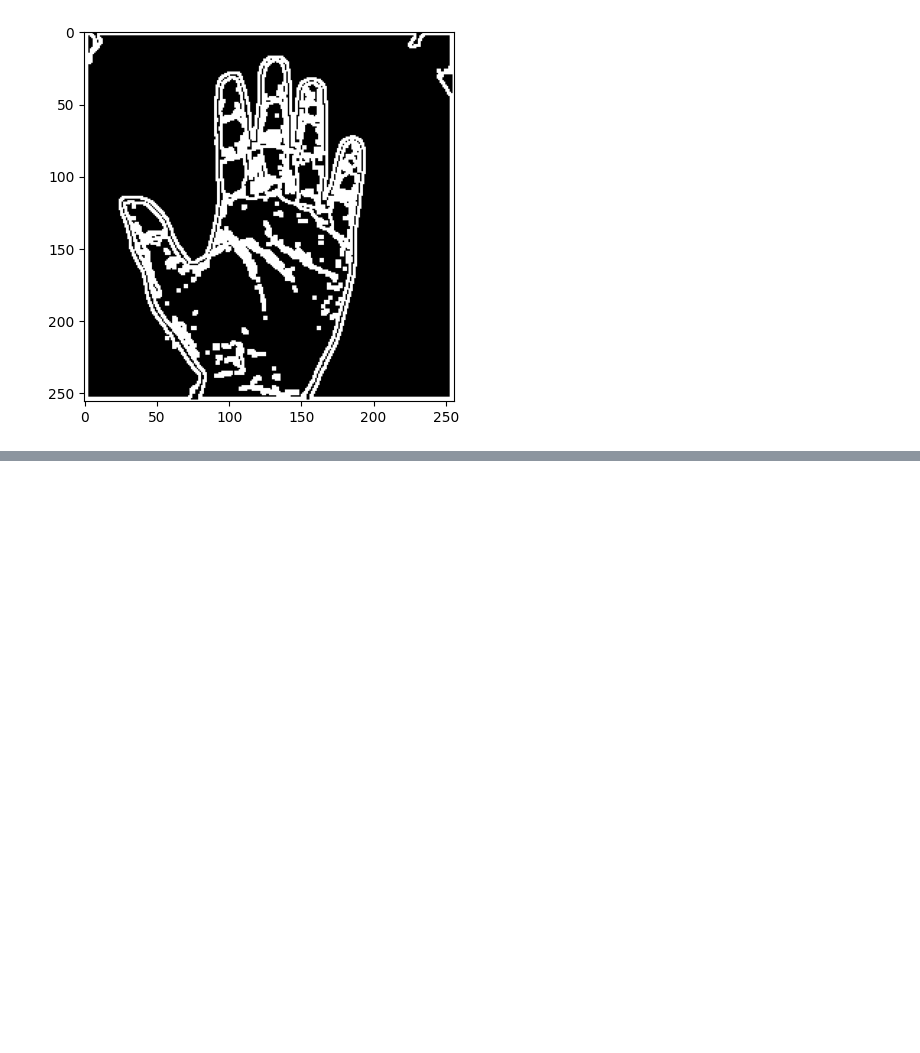
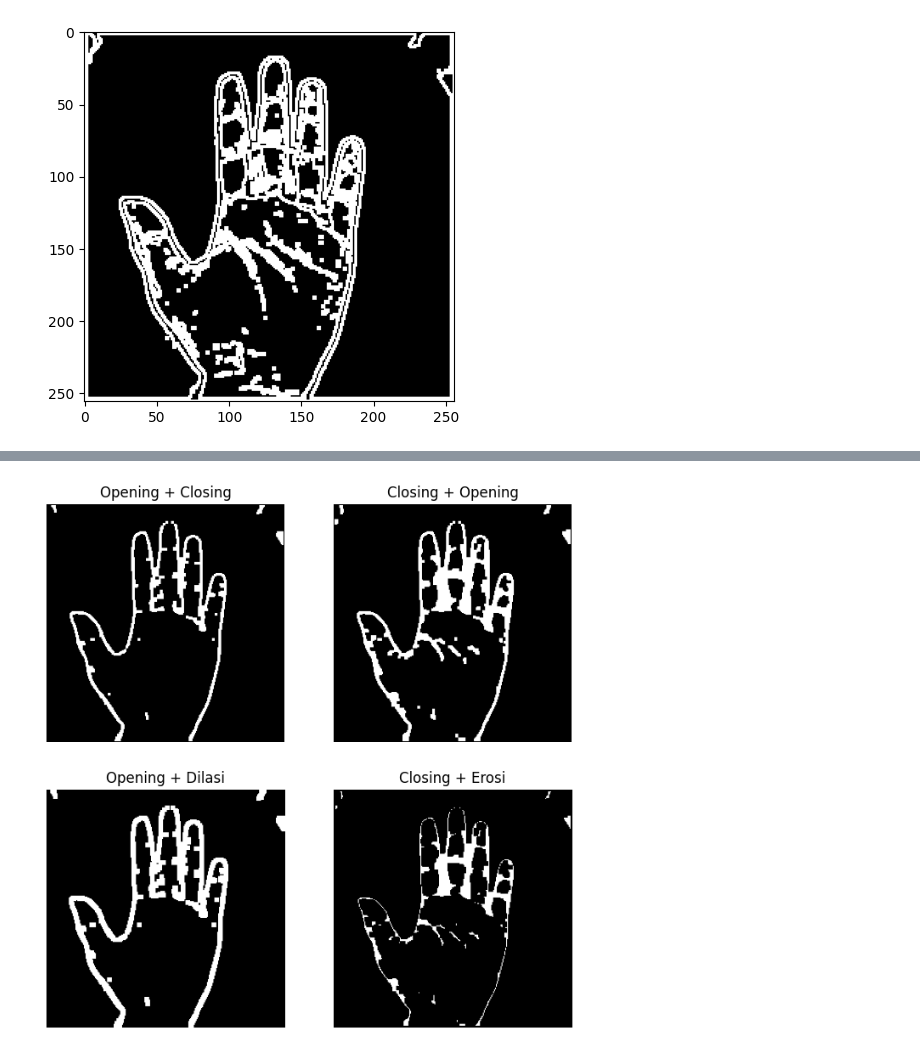
Before and after one commit to praktikum-pcd-2026/ynk-m4-melaniputrizahari, a Jupyter notebook: jurnalmodul4.ipynb, the cells around one changed output, grey strips where cells are left out. Cells and saved outputs as stored; diff of their text form; code cells hidden in the pictures; blank space fills up the shorter version.

```diff
--- a/jurnalmodul4.ipynb
+++ b/jurnalmodul4.ipynb
@@ -410,0 +484,32 @@ plt.show()
+# %%
+#kernel 3 x 3
+oc = closing(opening1, kernel_cross)
+co = opening(closing1, kernel_cross)
+od = metode_satu(opening1, kernel_cross)
+ce = metode_dua(closing1, kernel_cross)
+
+plt.figure(figsize=(8,8))
+
+plt.subplot(2,2,1)
+plt.title("Opening + Closing")
+plt.imshow(oc, cmap='gray')
+plt.axis('off')
+
+plt.subplot(2,2,2)
+plt.title("Closing + Opening")
+plt.imshow(co, cmap='gray')
+plt.axis('off')
+
+plt.subplot(2,2,3)
+plt.title("Opening + Dilasi")
+plt.imshow(od, cmap='gray')
+plt.axis('off')
+
+plt.subplot(2,2,4)
+plt.title("Closing + Erosi")
+plt.imshow(ce, cmap='gray')
+plt.axis('off')
+
+plt.show()
+# %% [output]
+[figure, added]
```
Also changed, not shown: parts of 34 cells of this notebook.
